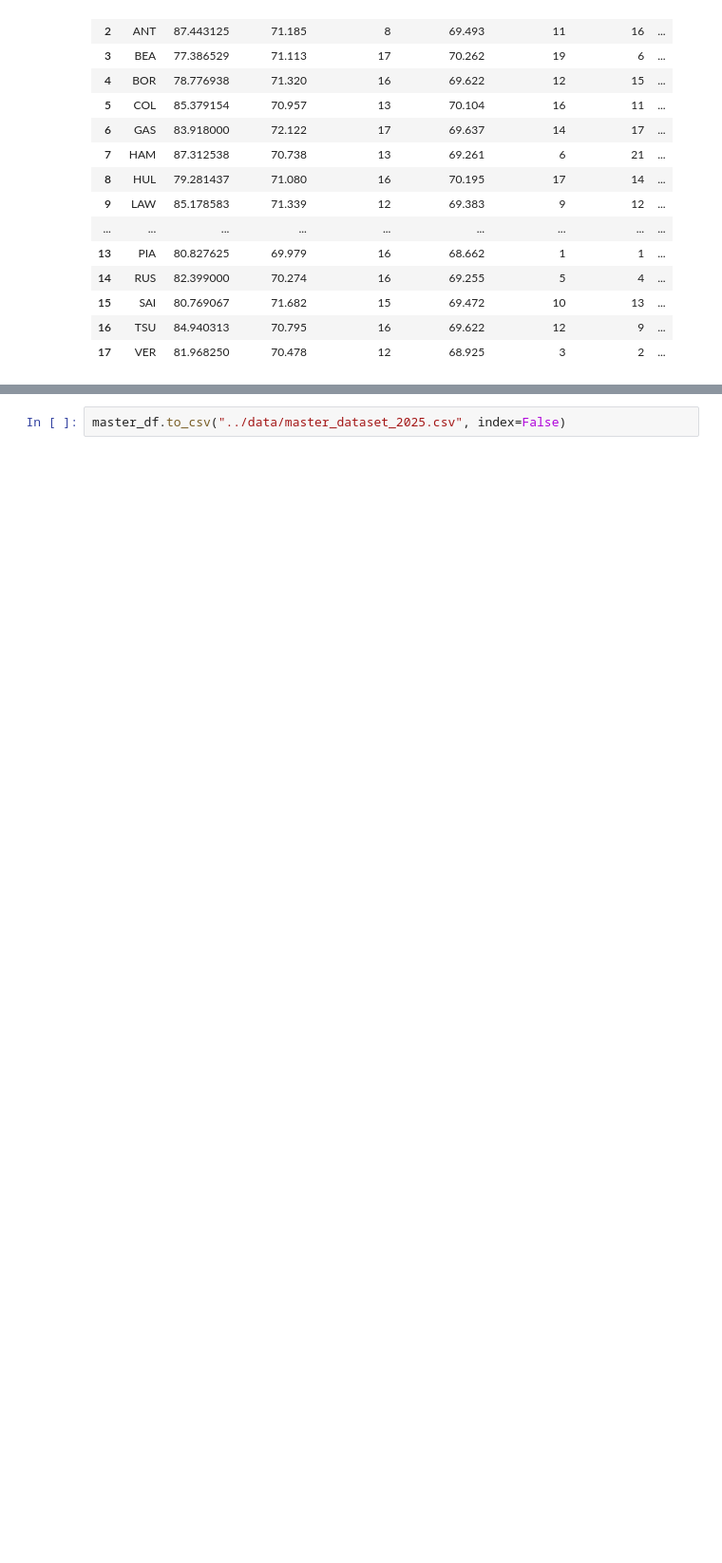
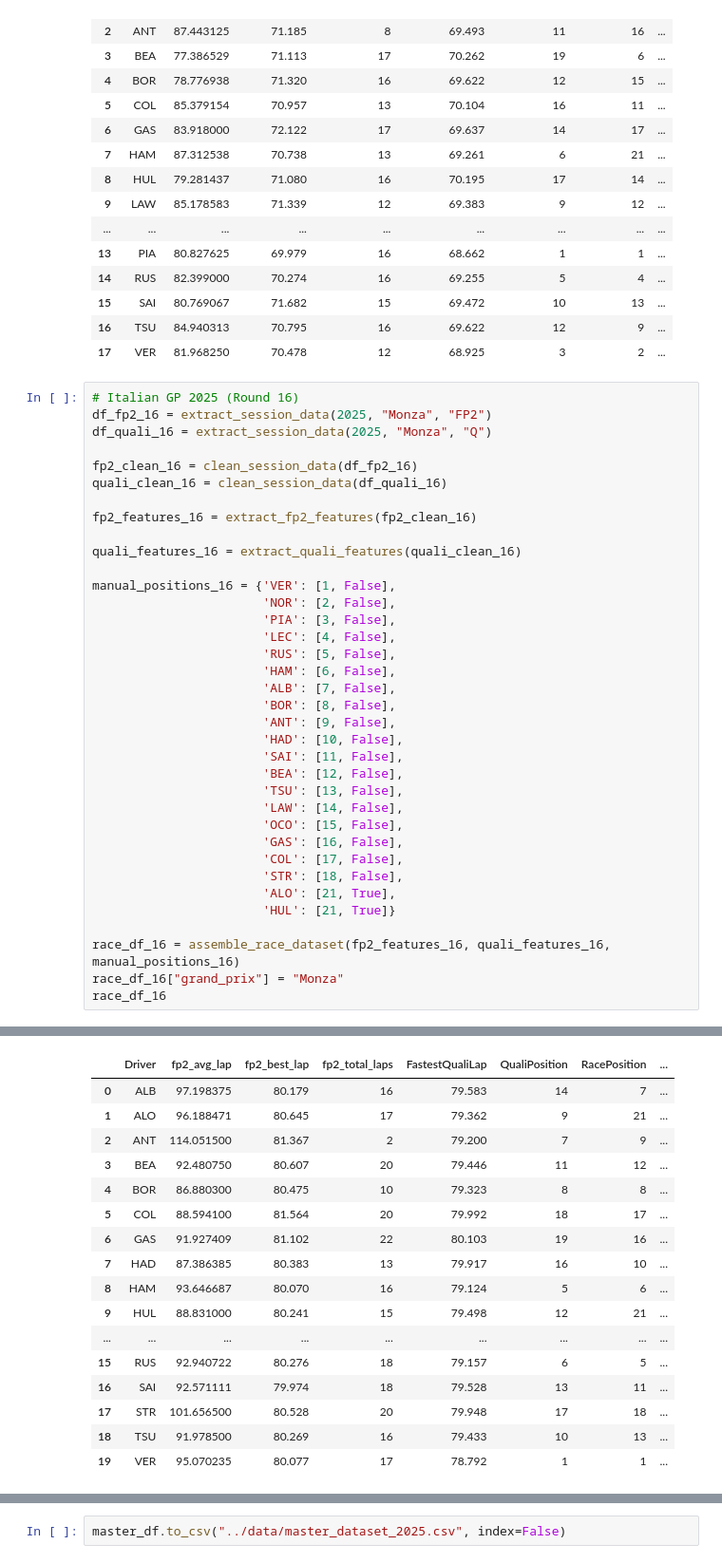
Before and after one commit to ipolishc22/f1-podium-predictor, a Jupyter notebook: notebooks/data_collection.ipynb, the cells around one changed output, grey strips where cells are left out. Shown: that part at 95% size. Drawn from its saved outputs; the diff is of its cells as text; blank space fills up the shorter version.

```diff
--- a/notebooks/data_collection.ipynb
+++ b/notebooks/data_collection.ipynb
@@ -1083,3 +1083,40 @@ core           INFO     Finished loading data for 20 drivers: ['81', '4', '1', '
 | 15 | SAI | 80.769067 | 71.682 | 15 | 69.472 | 10 | 13 | ... |
 | 16 | TSU | 84.940313 | 70.795 | 16 | 69.622 | 12 | 9 | ... |
 | 17 | VER | 81.968250 | 70.478 | 12 | 68.925 | 3 | 2 | ... |
+# %%
+# Italian GP 2025 (Round 16)
+df_fp2_16 = extract_session_data(2025, "Monza", "FP2")
+df_quali_16 = extract_session_data(2025, "Monza", "Q")
+
+fp2_clean_16 = clean_session_data(df_fp2_16)
+quali_clean_16 = clean_session_data(df_quali_16)
+
+fp2_features_16 = extract_fp2_features(fp2_clean_16)
+
+quali_features_16 = extract_quali_features(quali_clean_16)
+
+manual_positions_16 = {'VER': [1, False],
+                       'NOR': [2, False],
+                       'PIA': [3, False],
+                       'LEC': [4, False],
+                       'RUS': [5, False],
+                       'HAM': [6, False],
+                       'ALB': [7, False],
+                       'BOR': [8, False],
+                       'ANT': [9, False],
+                       'HAD': [10, False],
+                       'SAI': [11, False],
+                       'BEA': [12, False],
+                       'TSU': [13, False],
+                       'LAW': [14, False],
+                       'OCO': [15, False],
+                       'GAS': [16, False],
+                       'COL': [17, False],
+                       'STR': [18, False],
+                       'ALO': [21, True],
+                       'HUL': [21, True]}
+
+race_df_16 = assemble_race_dataset(fp2_features_16, quali_features_16, manual_positions_16)
+race_df_16["grand_prix"] = "Monza"
+race_df_16
+# %% [output]
@@ -1086,3 +1140,20 @@ core           INFO     Finished loading data for 20 drivers: ['81', '4', '1', '
+|  | Driver | fp2_avg_lap | fp2_best_lap | fp2_total_laps | FastestQualiLap | QualiPosition | RacePosition | ... |
+| 0 | ALB | 97.198375 | 80.179 | 16 | 79.583 | 14 | 7 | ... |
+| 1 | ALO | 96.188471 | 80.645 | 17 | 79.362 | 9 | 21 | ... |
+| 2 | ANT | 114.051500 | 81.367 | 2 | 79.200 | 7 | 9 | ... |
+| 3 | BEA | 92.480750 | 80.607 | 20 | 79.446 | 11 | 12 | ... |
+| 4 | BOR | 86.880300 | 80.475 | 10 | 79.323 | 8 | 8 | ... |
+| 5 | COL | 88.594100 | 81.564 | 20 | 79.992 | 18 | 17 | ... |
+| 6 | GAS | 91.927409 | 81.102 | 22 | 80.103 | 19 | 16 | ... |
+| 7 | HAD | 87.386385 | 80.383 | 13 | 79.917 | 16 | 10 | ... |
+| 8 | HAM | 93.646687 | 80.070 | 16 | 79.124 | 5 | 6 | ... |
+| 9 | HUL | 88.831000 | 80.241 | 15 | 79.498 | 12 | 21 | ... |
+| ... | ... | ... | ... | ... | ... | ... | ... | ... |
+| 15 | RUS | 92.940722 | 80.276 | 18 | 79.157 | 6 | 5 | ... |
+| 16 | SAI | 92.571111 | 79.974 | 18 | 79.528 | 13 | 11 | ... |
+| 17 | STR | 101.656500 | 80.528 | 20 | 79.948 | 17 | 18 | ... |
+| 18 | TSU | 91.978500 | 80.269 | 16 | 79.433 | 10 | 13 | ... |
+| 19 | VER | 95.070235 | 80.077 | 17 | 78.792 | 1 | 1 | ... |
 # %%
 # master dataset excludes the most recent race, Dutch GP
 master_df = pd.concat([
```
Also changed, not shown: parts of 2 cells of this notebook.
